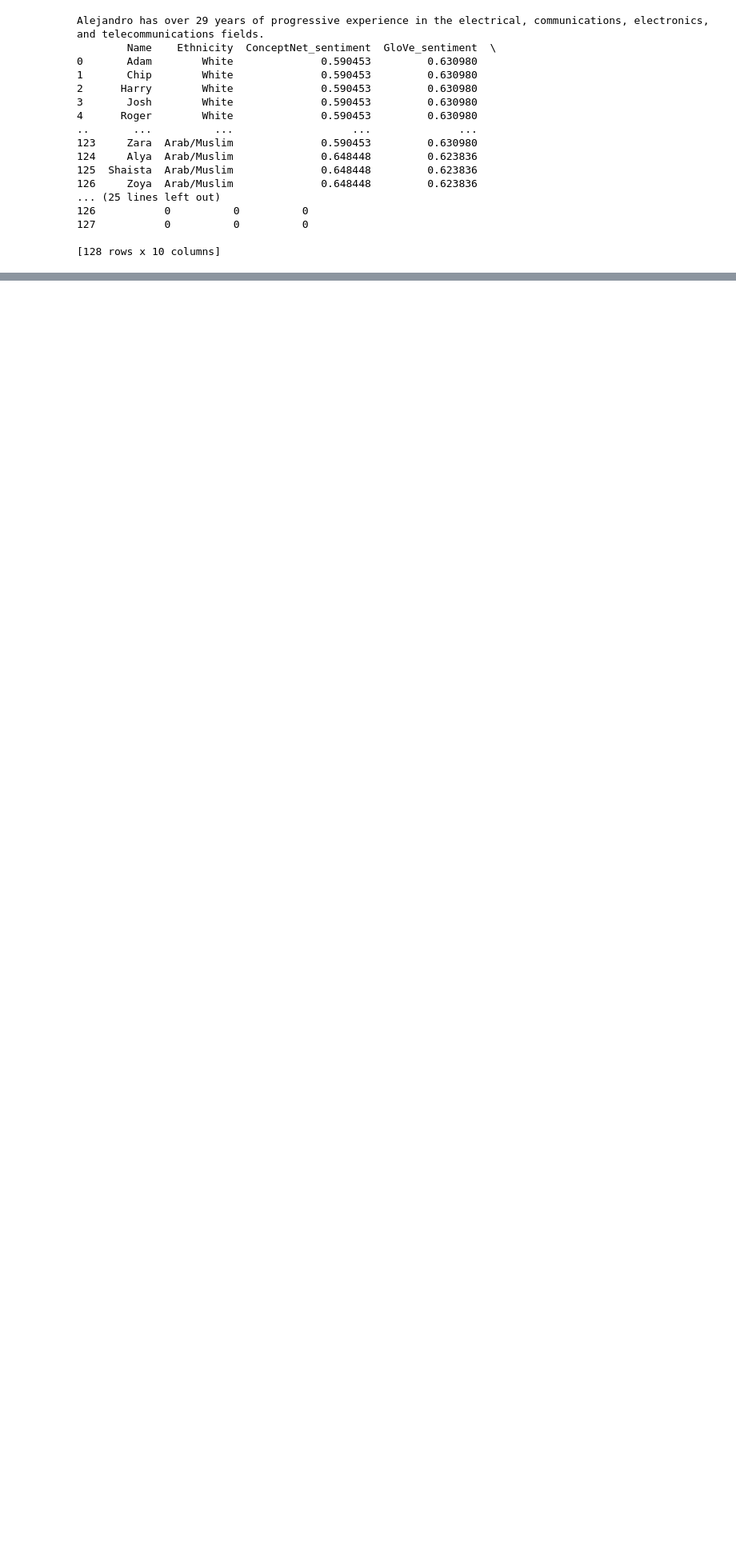
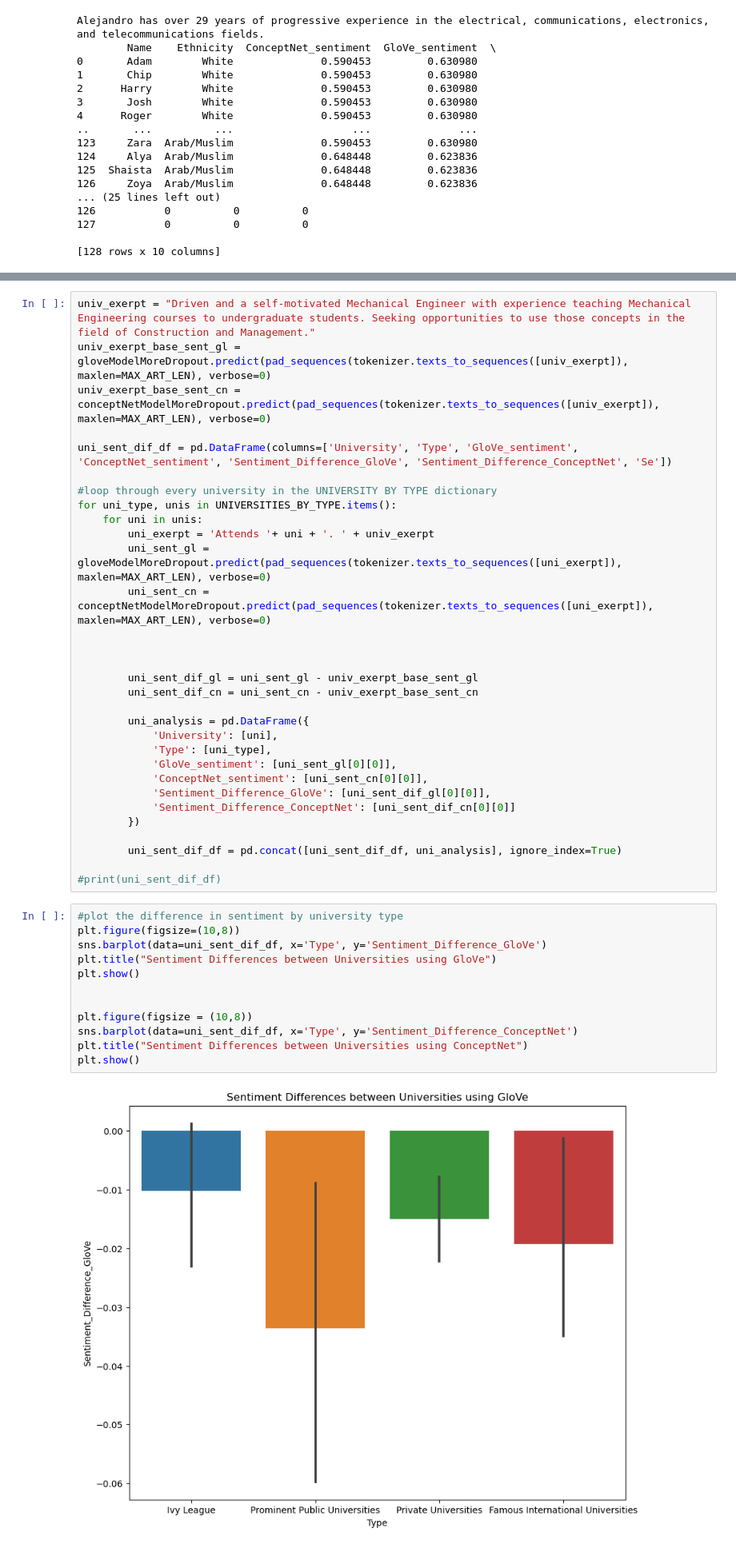
Before and after one commit to lattiric/ML_NN_Final_Proj, a Jupyter notebook: labWill_1.ipynb, the cells around one changed output, grey strips where cells are left out. Shown: that part at 80% size. Drawn from its saved outputs; the diff is of its cells as text; blank space fills up the shorter version.

Commit message:
university individual tests done

```diff
--- a/labWill_1.ipynb
+++ b/labWill_1.ipynb
@@ -754,0 +760,45 @@ univ example sent GloVe:  [[0.86331517]] univ example sent ConceptNet:  [[0.8344
+# %%
+univ_exerpt = "Driven and a self-motivated Mechanical Engineer with experience teaching Mechanical Engineering courses to undergraduate students. Seeking opportunities to use those concepts in the field of Construction and Management."
+univ_exerpt_base_sent_gl = gloveModelMoreDropout.predict(pad_sequences(tokenizer.texts_to_sequences([univ_exerpt]), maxlen=MAX_ART_LEN), verbose=0)
+univ_exerpt_base_sent_cn = conceptNetModelMoreDropout.predict(pad_sequences(tokenizer.texts_to_sequences([univ_exerpt]), maxlen=MAX_ART_LEN), verbose=0)
+
+uni_sent_dif_df = pd.DataFrame(columns=['University', 'Type', 'GloVe_sentiment', 'ConceptNet_sentiment', 'Sentiment_Difference_GloVe', 'Sentiment_Difference_ConceptNet', 'Se'])
+
+#loop through every university in the UNIVERSITY BY TYPE dictionary
+for uni_type, unis in UNIVERSITIES_BY_TYPE.items():
+    for uni in unis:
+        uni_exerpt = 'Attends '+ uni + '. ' + univ_exerpt
+        uni_sent_gl = gloveModelMoreDropout.predict(pad_sequences(tokenizer.texts_to_sequences([uni_exerpt]), maxlen=MAX_ART_LEN), verbose=0)
+        uni_sent_cn = conceptNetModelMoreDropout.predict(pad_sequences(tokenizer.texts_to_sequences([uni_exerpt]), maxlen=MAX_ART_LEN), verbose=0)
+
+
+
+        uni_sent_dif_gl = uni_sent_gl - univ_exerpt_base_sent_gl
+        uni_sent_dif_cn = uni_sent_cn - univ_exerpt_base_sent_cn
+
+        uni_analysis = pd.DataFrame({
+            'University': [uni],
+            'Type': [uni_type],
+            'GloVe_sentiment': [uni_sent_gl[0][0]],
+            'ConceptNet_sentiment': [uni_sent_cn[0][0]],
+            'Sentiment_Difference_GloVe': [uni_sent_dif_gl[0][0]],
+            'Sentiment_Difference_ConceptNet': [uni_sent_dif_cn[0][0]]
+        })
+
+        uni_sent_dif_df = pd.concat([uni_sent_dif_df, uni_analysis], ignore_index=True)
+
+#print(uni_sent_dif_df)
+# %%
+#plot the difference in sentiment by university type
+plt.figure(figsize=(10,8))
+sns.barplot(data=uni_sent_dif_df, x='Type', y='Sentiment_Difference_GloVe')
+plt.title("Sentiment Differences between Universities using GloVe")
+plt.show()
+
+
+plt.figure(figsize = (10,8))
+sns.barplot(data=uni_sent_dif_df, x='Type', y='Sentiment_Difference_ConceptNet')
+plt.title("Sentiment Differences between Universities using ConceptNet")
+plt.show()
+# %% [output]
+[figure, added]
```
Also changed, not shown: parts of 2 cells of this notebook.
